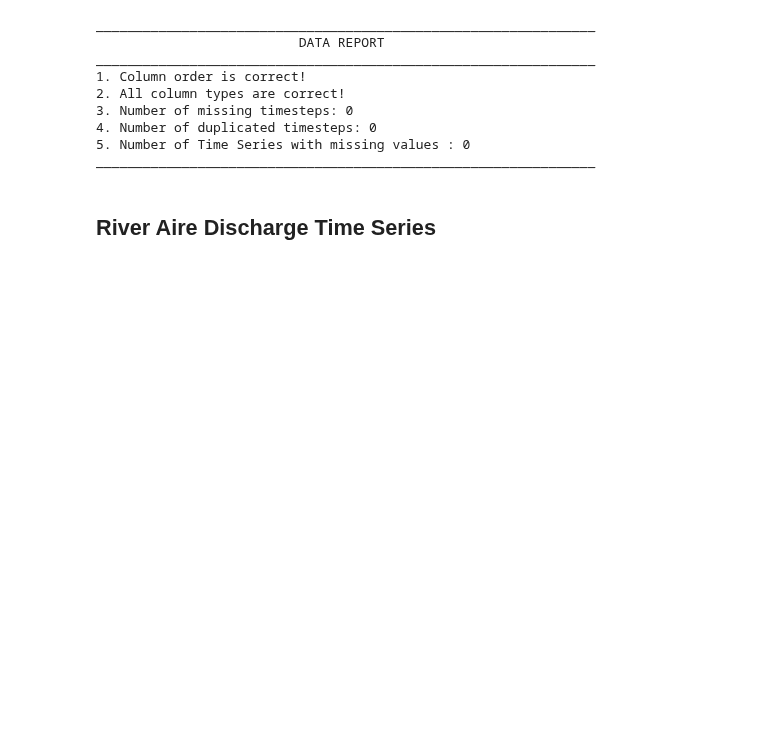
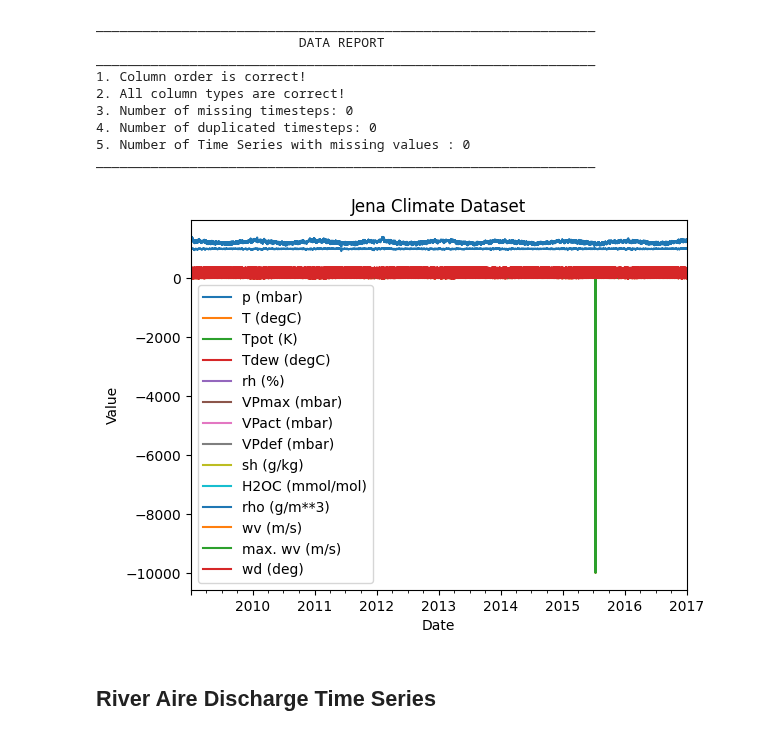
Before and after one commit to MiguelLoureiro98/timecave, a Jupyter notebook: experiments/data_preprocessing_cont.ipynb, the cells around one changed output. Cells and saved outputs as stored; diff of their text form; code cells hidden in the pictures; blank space fills up the shorter version.

```diff
--- a/experiments/data_preprocessing_cont.ipynb
+++ b/experiments/data_preprocessing_cont.ipynb
@@ -458,6 +458,10 @@ ________________________________________________________________
 ________________________________________________________________
 # %%
 jena_dataset.to_csv("C:/Users/User/Desktop/Project_repos/timecave/timecave/experiments/datasets/processed_data/jena_climate_data.csv", index=False);
+# %%
+plot_time_series(jena_dataset, title="Jena Climate Dataset");
+# %% [output]
+[figure, added]
 # %% [markdown]
 ## River Aire Discharge Time Series
 # %%
```
Also changed, not shown: parts of 19 cells of this notebook, 1 other file.
